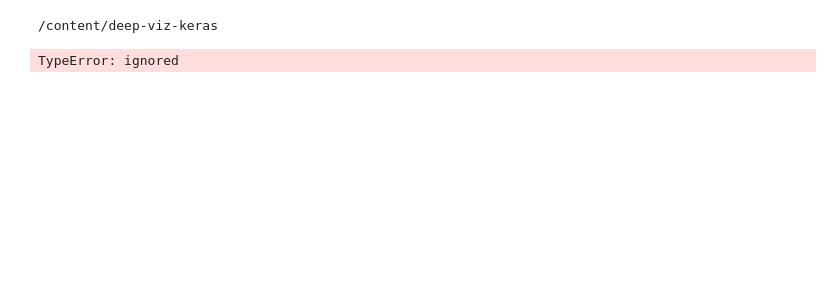
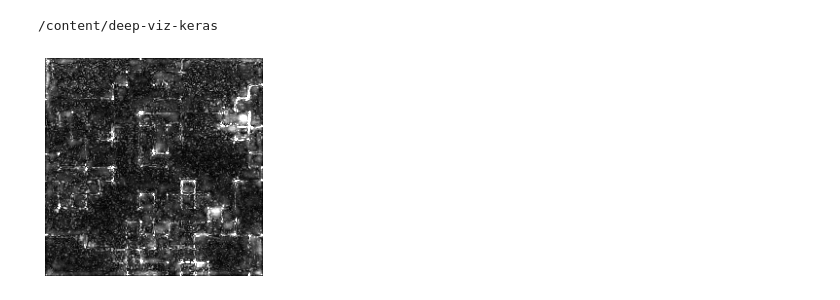
Before and after one commit to SYBIOTE/CMEPCMGN, a Jupyter notebook: comouflage_gen.ipynb, the cells around one changed output. Drawn from its saved outputs; the diff is of its cells as text; code cells hidden in the pictures; blank space fills up the shorter version.

```diff
--- a/comouflage_gen.ipynb
+++ b/comouflage_gen.ipynb
@@ -903,21 +893,53 @@ Unpacking objects: 100% (46/46), done.
 cd deep-viz-keras/
 # %% [output]
 /content/deep-viz-keras
+# %%
+import PIL as PIL
+from PIL import Image
+from PIL import *
+import numpy as np
+from matplotlib import pylab as plt
+def show_image(image, grayscale = True, ax=None, title=''):
+    if ax is None:
+        plt.figure()
+    plt.axis('off')
+
+    if len(image.shape) == 2 or grayscale == True:
+        if len(image.shape) == 3:
+            image = np.sum(np.abs(image), axis=2)
+
+        vmax = np.percentile(image, 99)
+        vmin = np.min(image)
+
+        plt.imshow(image, cmap=plt.cm.gray, vmin=vmin, vmax=vmax)
+        plt.title(title)
+    else:
+        image = image + 127.5
+        image = image.astype('uint8')
+
+        plt.imshow(image)
+        plt.title(title)
+
+def load_image(file_path):
+    im = PIL.Image.open(file_path)
+    im = np.asarray(im)
+
+    return im - 127.5
 # %%
-
-from guided_backprop import GuidedBackprop
-from utils import *
+from saliency import GradientSaliency
+#from utils import *
 from keras.applications.vgg16 import VGG16
-
+from tensorflow.python.framework.ops import disable_eager_execution
+disable_eager_execution()
 # Load the pretrained VGG16 model and make the guided backprop operator
 model = VGG16(weights='imagenet')
 model.compile(loss='categorical_crossentropy', optimizer='adam')
-from saliency import GradientSaliency
+
 vanilla = GradientSaliency(model)
 
 # Load the image and compute the guided gradient
 image = load_image('/content/camogen/images/genrated.png')
-mask = vanilla.get_smoothed_mask(img)            # compute the gradients
+mask = vanilla.get_smoothed_mask(image)            # compute the gradients
 show_image(mask)                                  # display the grayscaled mask
 # %% [output]
-TypeError: ignored
+[figure, added]
```
Also changed, not shown: parts of 22 cells of this notebook.
